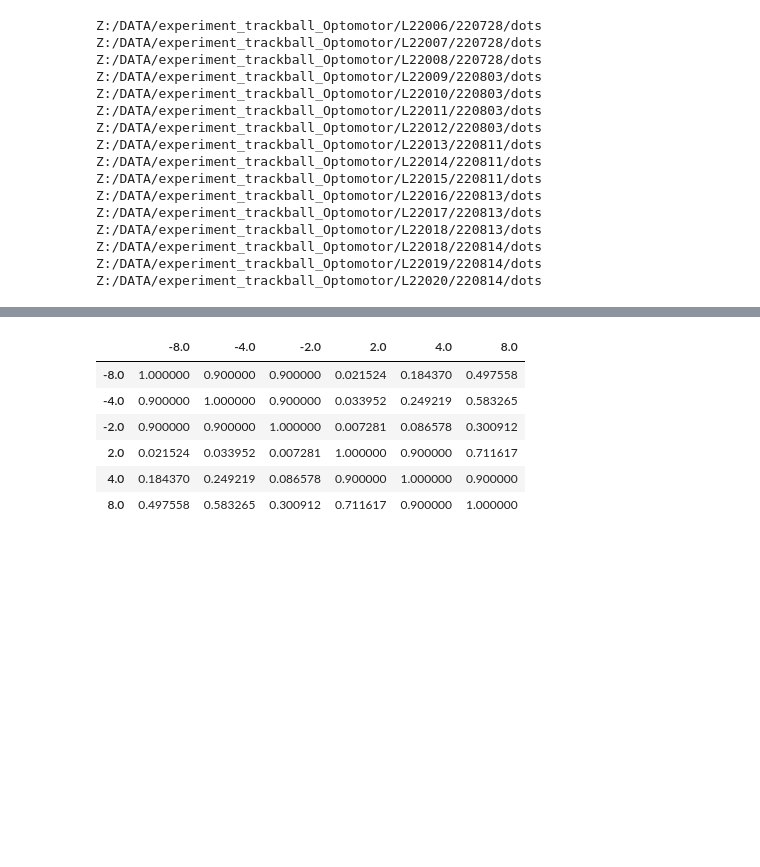
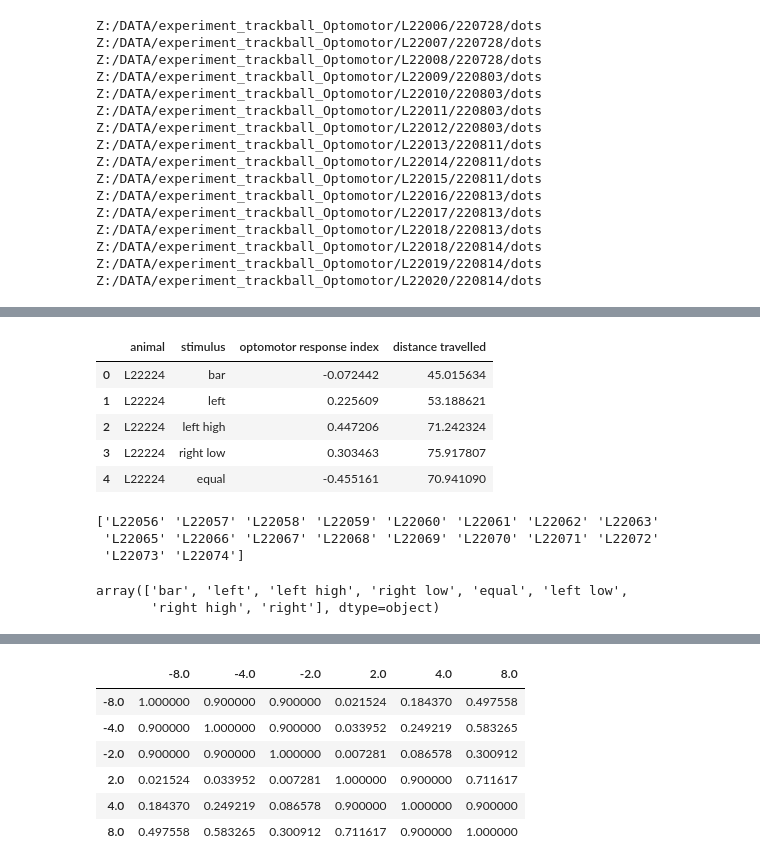
Before and after one commit to chiyu1203/bonfic, a Jupyter notebook: track_ball_notebook_laura_all.ipynb, the cells around one changed output, grey strips where cells are left out. Saved outputs shown, nothing was run; the diff lists cells and outputs as text; code cells hidden in the pictures; blank space fills up the shorter version.

```diff
--- a/track_ball_notebook_laura_all.ipynb
+++ b/track_ball_notebook_laura_all.ipynb
@@ -997 +1001,41 @@ FileNotFoundError: [WinError 3] Das System kann den angegebenen Pfad nicht finde
+# %%
+#Delete lines with NaN
+averages=averages.loc[averages.animal.notna() == True ,:]
+averages=averages.loc[averages.stimulus.notna() == True ,:]
+averages.head()
+# %% [output]
+|  | animal | stimulus | optomotor response index | distance travelled |
+| 0 | L22224 | bar | -0.072442 | 45.015634 |
+| 1 | L22224 | left | 0.225609 | 53.188621 |
+| 2 | L22224 | left high | 0.447206 | 71.242324 |
+| 3 | L22224 | right low | 0.303463 | 75.917807 |
+| 4 | L22224 | equal | -0.455161 | 70.941090 |
+# %%
+#split density in the two experiments (otherwise repeated measures anova/friedman test dont work due to different n in groups)
+animalhighdens= averages.loc[averages.stimulus==-64, 'animal'].unique()
+print(animalhighdens)
+
+c=0
+for animal in animalhighdens:
+    curr_animal=averages.loc[averages.animal==animal, :]
+    if len(curr_animal)!= 8:
+        print(animal)
+        print(curr_animal)
+        continue
+    if c==0:
+        testhighdens= curr_animal
+        c=1
+    else:
+        testhighdens= testhighdens.append(curr_animal)
+# %% [output]
+['L22056' 'L22057' 'L22058' 'L22059' 'L22060' 'L22061' 'L22062' 'L22063'
+ 'L22065' 'L22066' 'L22067' 'L22068' 'L22069' 'L22070' 'L22071' 'L22072'
+ 'L22073' 'L22074']
+# %%
+#averages=testhighdens
+stimuli=averages.stimulus.unique()
+stimuli
+# %% [output]
+array(['bar', 'left', 'left high', 'right low', 'equal', 'left low',
+       'right high', 'right'], dtype=object)
 # %%
```
Also changed, not shown: parts of 34 cells of this notebook.
